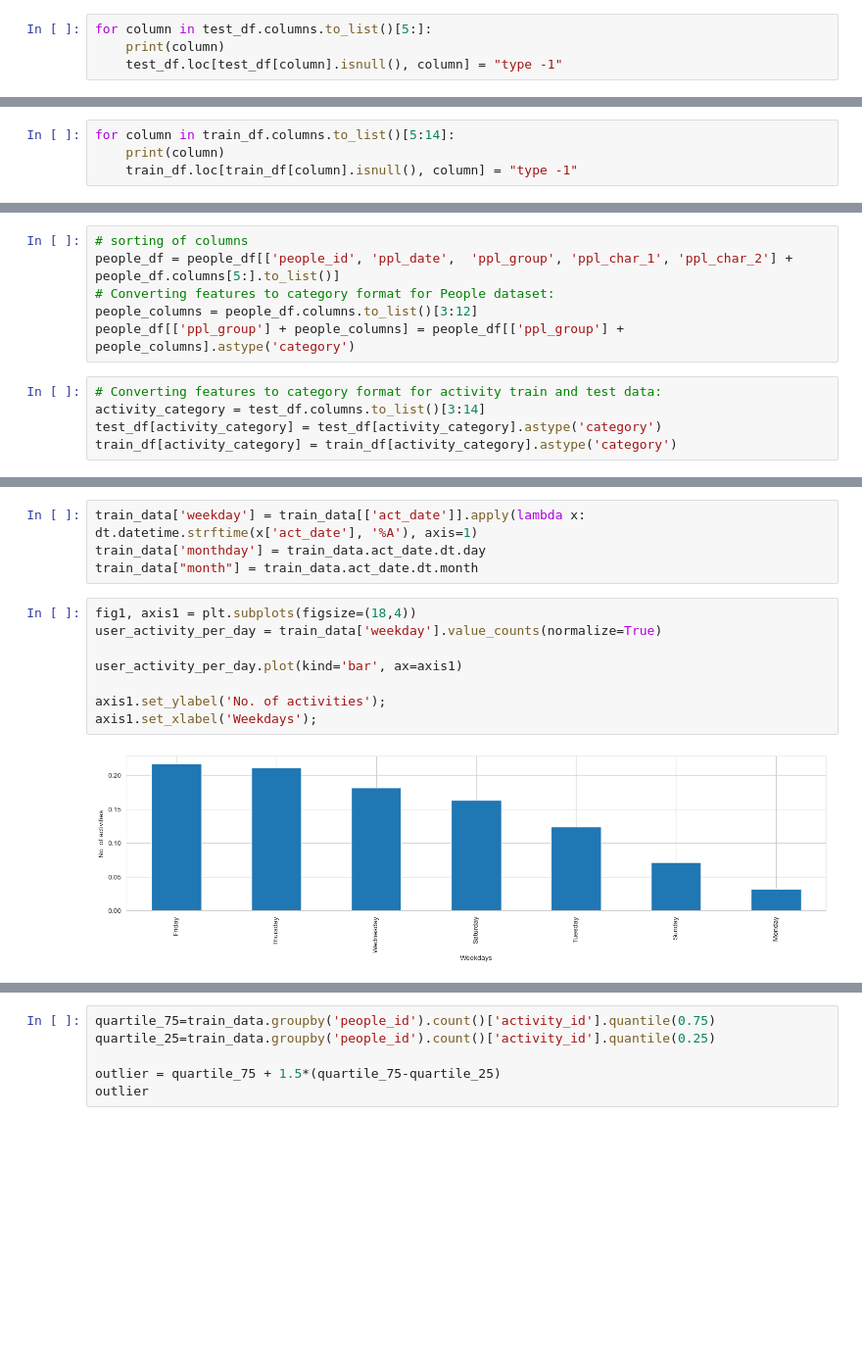
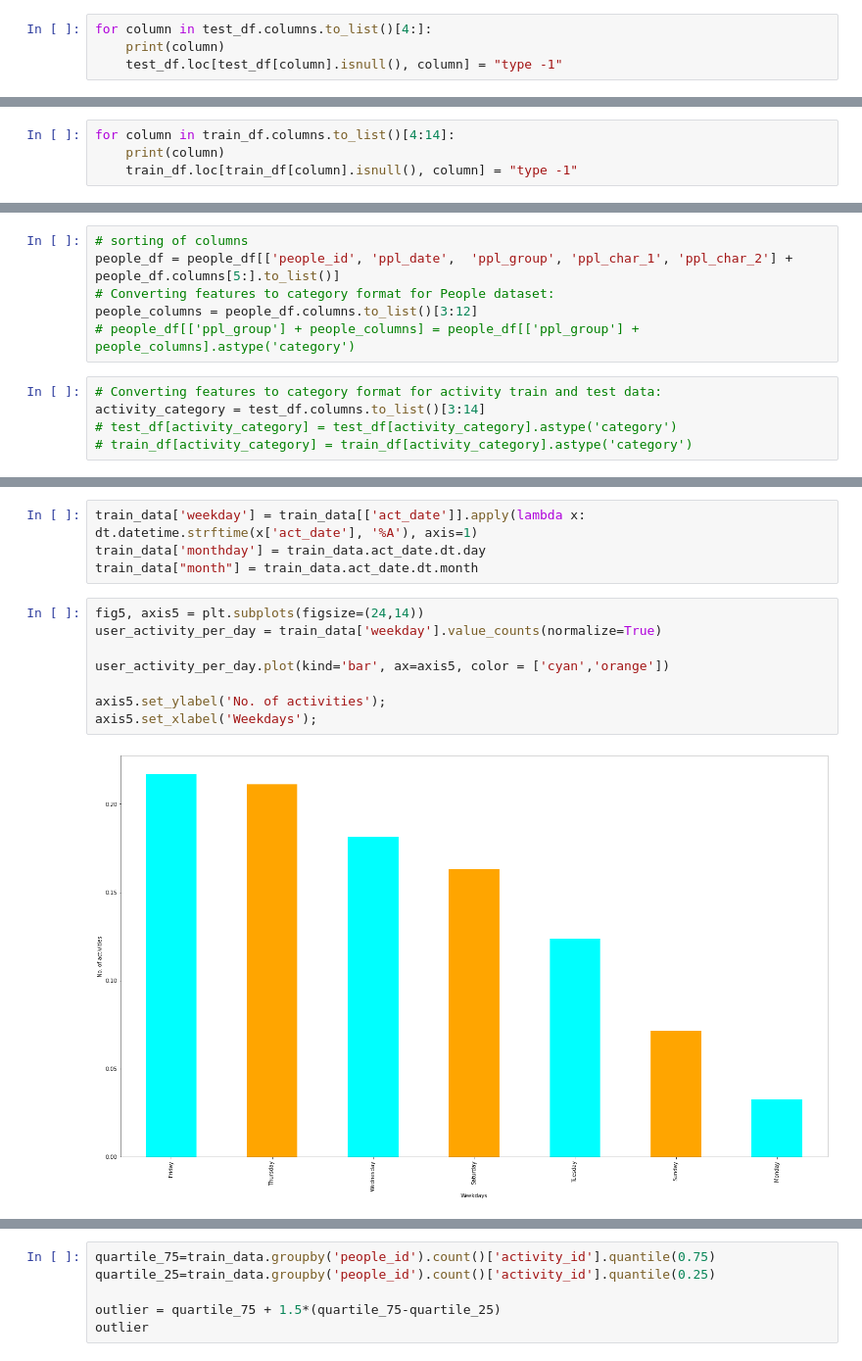
Before and after one commit to HeyIts-RJ/predicting-red-hat-business-value, a Jupyter notebook: final-project.ipynb, the cells around one changed output, grey strips where cells are left out. Shown: that part at 98% size. Drawn from its saved outputs; the diff is of its cells as text; blank space fills up the shorter version.

```diff
--- a/final-project.ipynb
+++ b/final-project.ipynb
@@ -160,7 +180,7 @@ act_char_9                   object
 act_char_10                  object
 dtype: object
 # %%
-for column in test_df.columns.to_list()[5:]:
+for column in test_df.columns.to_list()[4:]:
     print(column)
     test_df.loc[test_df[column].isnull(), column] = "type -1"
 # %% [output]
@@ -174,7 +195,7 @@ act_char_8
 act_char_9
 act_char_10
 # %%
-for column in train_df.columns.to_list()[5:14]:
+for column in train_df.columns.to_list()[4:14]:
     print(column)
     train_df.loc[train_df[column].isnull(), column] = "type -1"
 # %% [output]
@@ -192,10 +214,10 @@ act_char_10
 people_df = people_df[['people_id', 'ppl_date',  'ppl_group', 'ppl_char_1', 'ppl_char_2'] + people_df.columns[5:].to_list()]
 # Converting features to category format for People dataset:
 people_columns = people_df.columns.to_list()[3:12]
-people_df[['ppl_group'] + people_columns] = people_df[['ppl_group'] + people_columns].astype('category')
+# people_df[['ppl_group'] + people_columns] = people_df[['ppl_group'] + people_columns].astype('category')
 # %%
 # Converting features to category format for activity train and test data:
 activity_category = test_df.columns.to_list()[3:14]
-test_df[activity_category] = test_df[activity_category].astype('category')
-train_df[activity_category] = train_df[activity_category].astype('category')
+# test_df[activity_category] = test_df[activity_category].astype('category')
+# train_df[activity_category] = train_df[activity_category].astype('category')
 # %%
@@ -319,13 +361,13 @@ train_data['weekday'] = train_data[['act_date']].apply(lambda x: dt.datetime.str
 train_data['monthday'] = train_data.act_date.dt.day
 train_data["month"] = train_data.act_date.dt.month
 # %%
-fig1, axis1 = plt.subplots(figsize=(18,4))
+fig5, axis5 = plt.subplots(figsize=(24,14))
 user_activity_per_day = train_data['weekday'].value_counts(normalize=True)
 
-user_activity_per_day.plot(kind='bar', ax=axis1)
+user_activity_per_day.plot(kind='bar', ax=axis5, color = ['cyan','orange'])
 
-axis1.set_ylabel('No. of activities');
-axis1.set_xlabel('Weekdays');
+axis5.set_ylabel('No. of activities');
+axis5.set_xlabel('Weekdays');
 # %% [output]
-[figure, old version]
+[figure, new version]
 # %%
```
Also changed, not shown: parts of 140 cells of this notebook.
